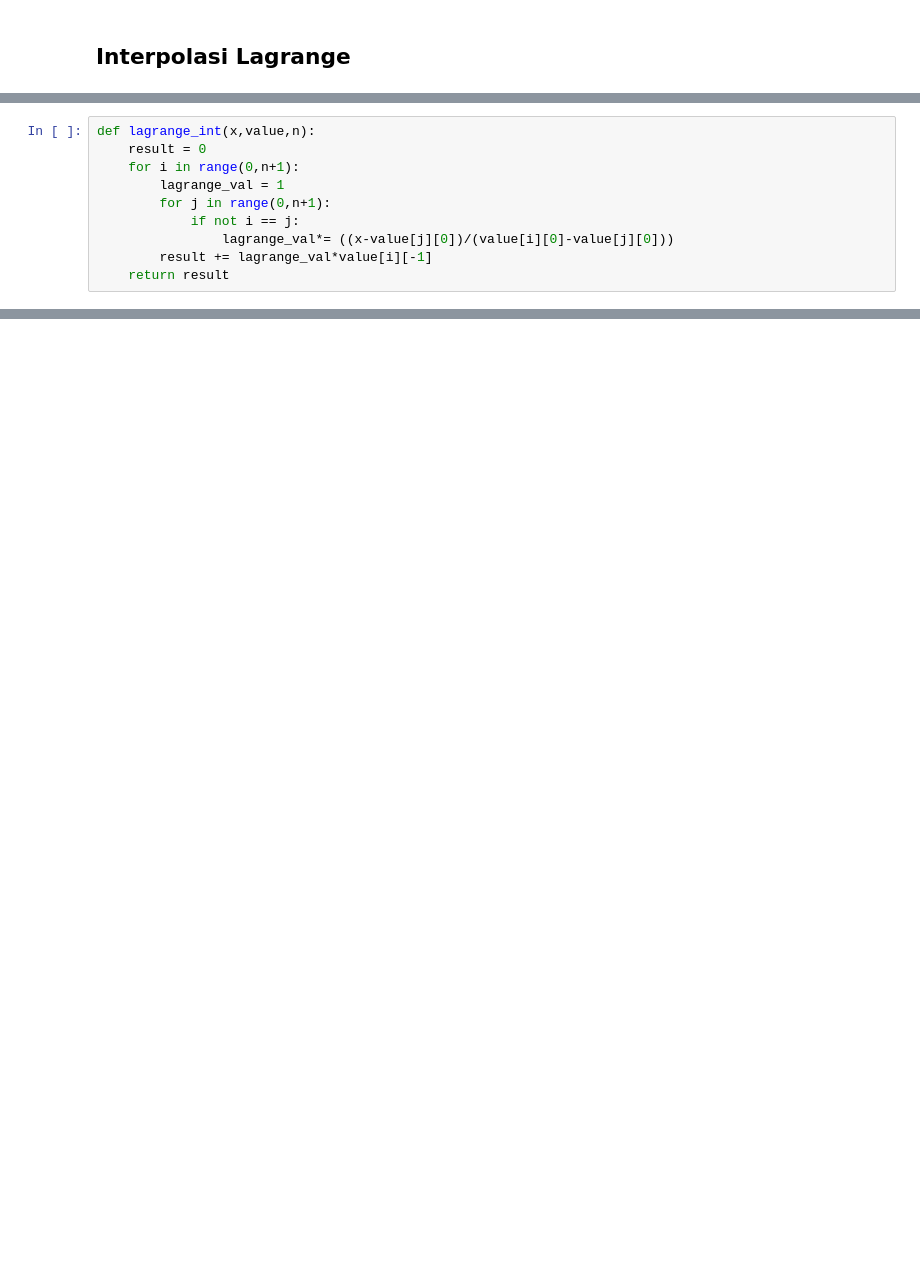
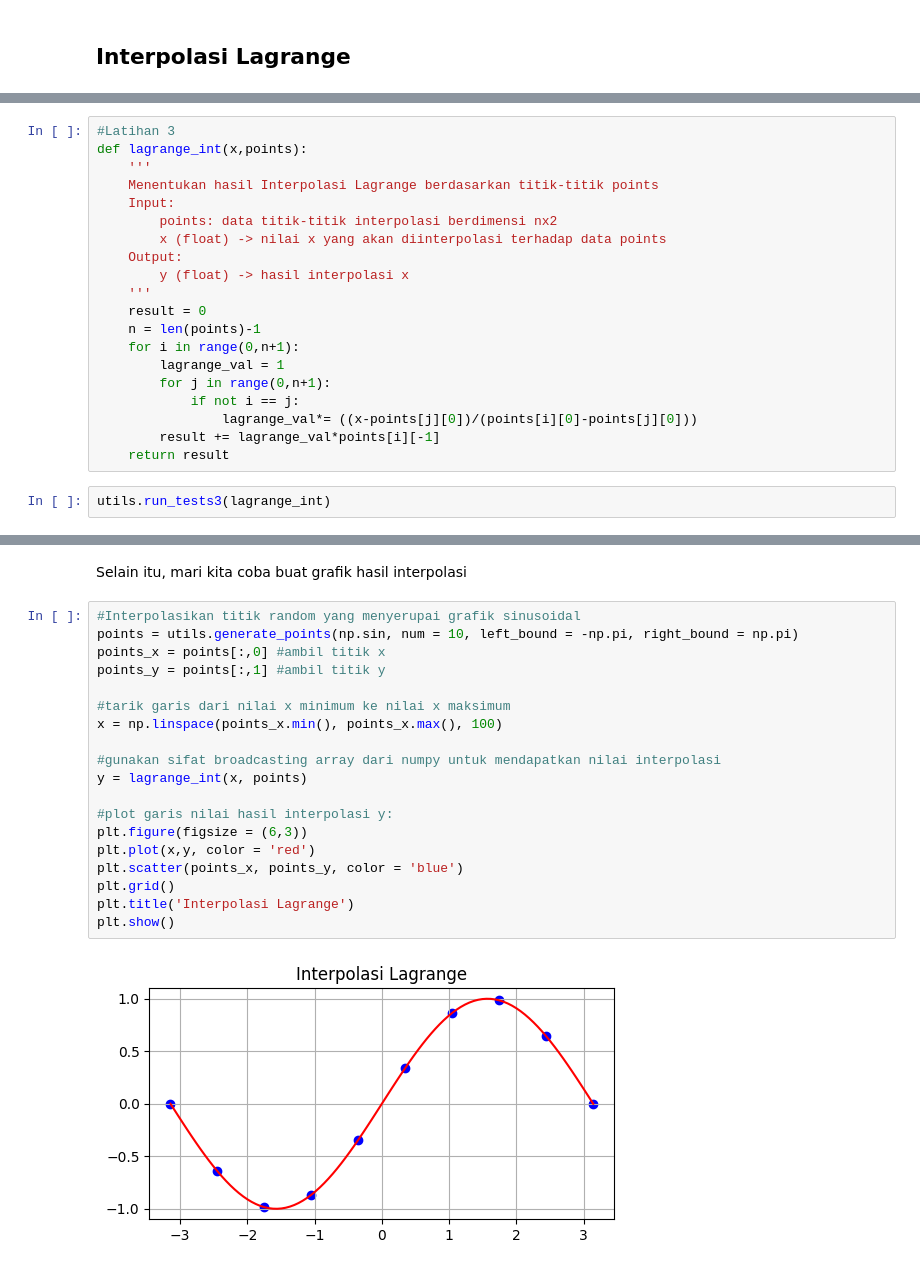
Before and after one commit to Andiko-K/Fisika-Komputasi, a Jupyter notebook: W4-Interpolation/main.ipynb, the cells around one changed output, grey strips where cells are left out. Saved outputs shown, nothing was run; the diff lists cells and outputs as text; blank space fills up the shorter version.

Commit message:
Lagrange Interpolation

```diff
--- a/W4-Interpolation/main.ipynb
+++ b/W4-Interpolation/main.ipynb
@@ -263,10 +268,22 @@ Kita dapat menyelesaikan persamaan ini lebih mudah dengan menggunakan program lo
 # %%
-def lagrange_int(x,value,n):
+#Latihan 3
+def lagrange_int(x,points):
+    '''
+    Menentukan hasil Interpolasi Lagrange berdasarkan titik-titik points
+    Input:
+        points: data titik-titik interpolasi berdimensi nx2
+        x (float) -> nilai x yang akan diinterpolasi terhadap data points
+    Output:
+        y (float) -> hasil interpolasi x
+    '''
     result = 0
+    n = len(points)-1
     for i in range(0,n+1):
         lagrange_val = 1
         for j in range(0,n+1):
             if not i == j:
-                lagrange_val*= ((x-value[j][0])/(value[i][0]-value[j][0]))
-        result += lagrange_val*value[i][-1]
+                lagrange_val*= ((x-points[j][0])/(points[i][0]-points[j][0]))
+        result += lagrange_val*points[i][-1]
     return result
+# %%
+utils.run_tests3(lagrange_int)
@@ -272,0 +316,23 @@ def lagrange_int(x,value,n):
+# %% [markdown]
+Selain itu, mari kita coba buat grafik hasil interpolasi
+# %%
+#Interpolasikan titik random yang menyerupai grafik sinusoidal
+points = utils.generate_points(np.sin, num = 10, left_bound = -np.pi, right_bound = np.pi)
+points_x = points[:,0] #ambil titik x
+points_y = points[:,1] #ambil titik y
+
+#tarik garis dari nilai x minimum ke nilai x maksimum
+x = np.linspace(points_x.min(), points_x.max(), 100)
+
+#gunakan sifat broadcasting array dari numpy untuk mendapatkan nilai interpolasi
+y = lagrange_int(x, points)
+
+#plot garis nilai hasil interpolasi y:
+plt.figure(figsize = (6,3))
+plt.plot(x,y, color = 'red')
+plt.scatter(points_x, points_y, color = 'blue')
+plt.grid()
+plt.title('Interpolasi Lagrange')
+plt.show()
+# %% [output]
+[figure, added]
```
Also changed, not shown: parts of 8 cells of this notebook, 1 other file.
